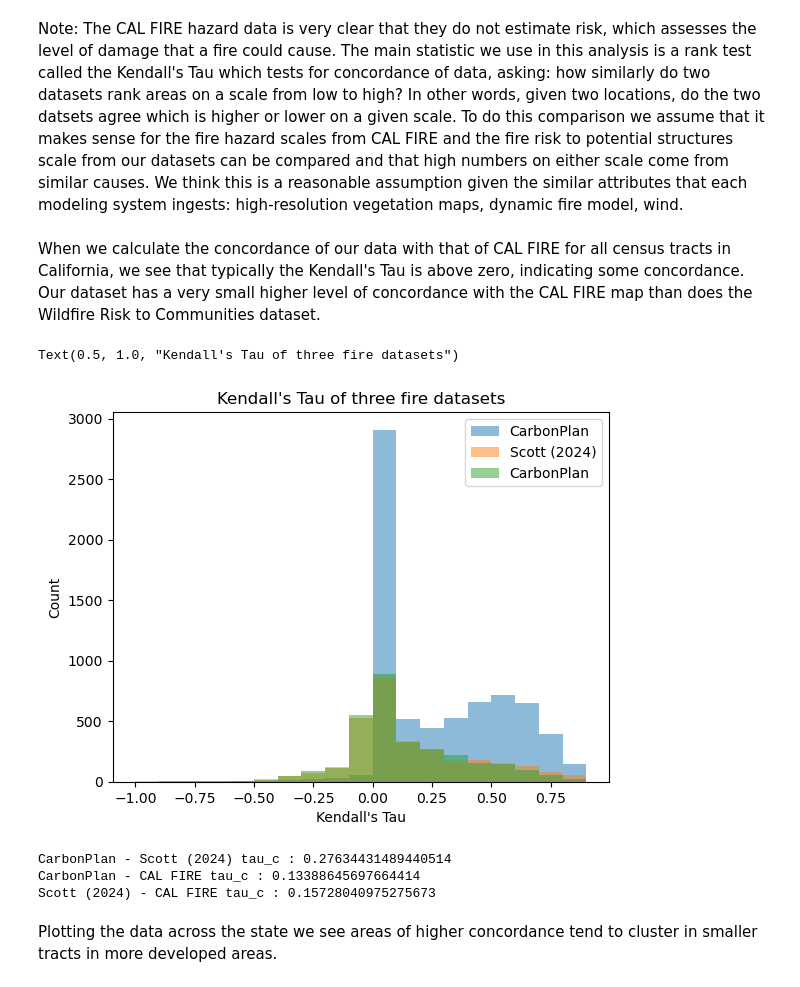
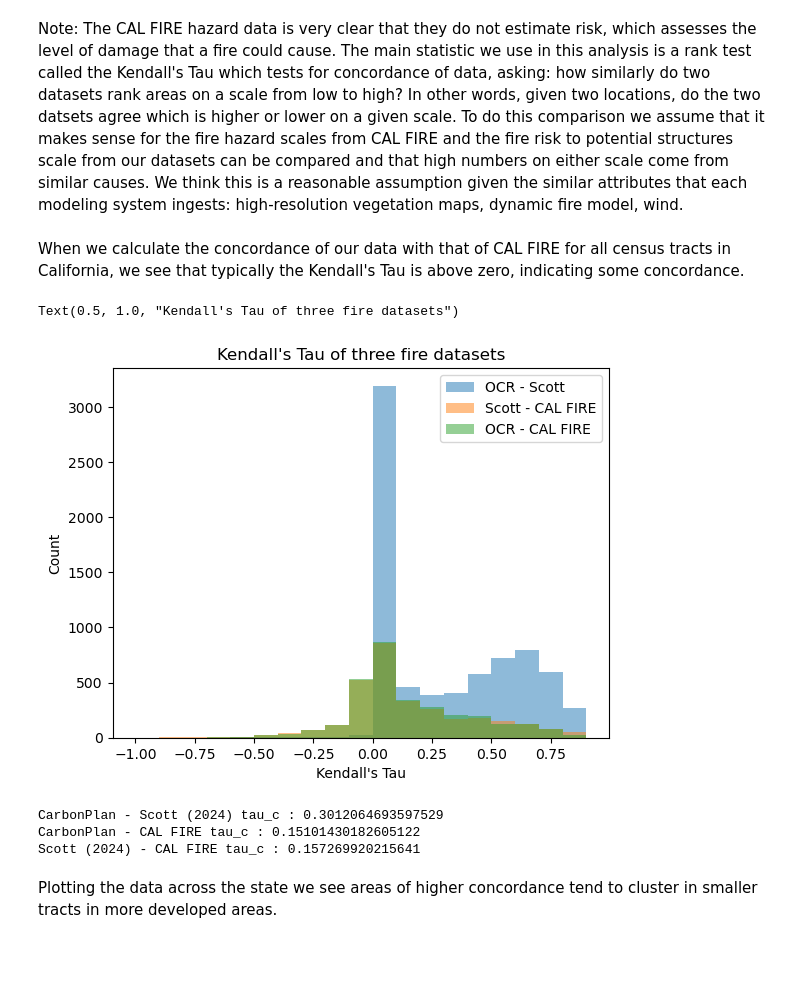
Before and after one commit to carbonplan/ocr, a Jupyter notebook: docs/methods/fire-risk/california-comparison.ipynb, the cells around one changed output. Saved outputs shown, nothing was run; the diff lists cells and outputs as text; code cells hidden in the pictures; blank space fills up the shorter version.

Commit message:
updates to notebooks to reflect data v0.13.1

```diff
--- a/docs/methods/fire-risk/california-comparison.ipynb
+++ b/docs/methods/fire-risk/california-comparison.ipynb
@@ -213,44 +211,44 @@ cmaps = {
     'corr': 'PRGn',
 }
 # %% [markdown]
-When we calculate the concordance of our data with that of CAL FIRE for all census tracts in California, we see that typically the Kendall's Tau is above zero, indicating some concordance. Our dataset has a very small higher level of concordance with the CAL FIRE map than does the Wildfire Risk to Communities dataset.
+When we calculate the concordance of our data with that of CAL FIRE for all census tracts in California, we see that typically the Kendall's Tau is above zero, indicating some concordance.
 # %%
 plt.hist(
     tract_performance_stats['CarbonPlan - Scott (2024) tau_c'].values,
     bins=np.arange(-1, 1, 0.1),
-    label='CarbonPlan',
+    label='OCR - Scott',
     alpha=0.5,
 )
 plt.hist(
     tract_performance_stats['Scott (2024) - CAL FIRE tau_c'].values,
     bins=np.arange(-1, 1, 0.1),
-    label='Scott (2024)',
+    label='Scott - CAL FIRE',
     alpha=0.5,
 )
 plt.hist(
     tract_performance_stats['CarbonPlan - CAL FIRE tau_c'].values,
     bins=np.arange(-1, 1, 0.1),
-    label='CarbonPlan',
+    label='OCR - CAL FIRE',
     alpha=0.5,
 )
 
 plt.legend()
 plt.xlabel("Kendall's Tau")
 plt.ylabel('Count')
 plt.title("Kendall's Tau of three fire datasets")
 # %% [output]
 Text(0.5, 1.0, "Kendall's Tau of three fire datasets")
-[figure, old version]
+[figure, new version]
-# %%
-variable = 'tau_c'
-for ds1_name, ds2_name in combinations(ds_name_dict.keys(), 2):
-    print(
-        f'{ds1_name} - {ds2_name} {variable} : {tract_performance_stats[f"{ds1_name} - {ds2_name} {variable}"].mean()}'
-    )
-# %% [output]
-CarbonPlan - Scott (2024) tau_c : 0.27634431489440514
-CarbonPlan - CAL FIRE tau_c : 0.13388645697664414
-Scott (2024) - CAL FIRE tau_c : 0.15728040975275673
+# %%
+variable = 'tau_c'
+for ds1_name, ds2_name in combinations(ds_name_dict.keys(), 2):
+    print(
+        f'{ds1_name} - {ds2_name} {variable} : {tract_performance_stats[f"{ds1_name} - {ds2_name} {variable}"].mean()}'
+    )
+# %% [output]
+CarbonPlan - Scott (2024) tau_c : 0.3012064693597529
+CarbonPlan - CAL FIRE tau_c : 0.15101430182605122
+Scott (2024) - CAL FIRE tau_c : 0.157269920215641
 # %% [markdown]
 Plotting the data across the state we see areas of higher concordance tend to cluster in smaller tracts in more developed areas.
 # %%
```
Also changed, not shown: parts of 6 cells of this notebook, 2 other files.
